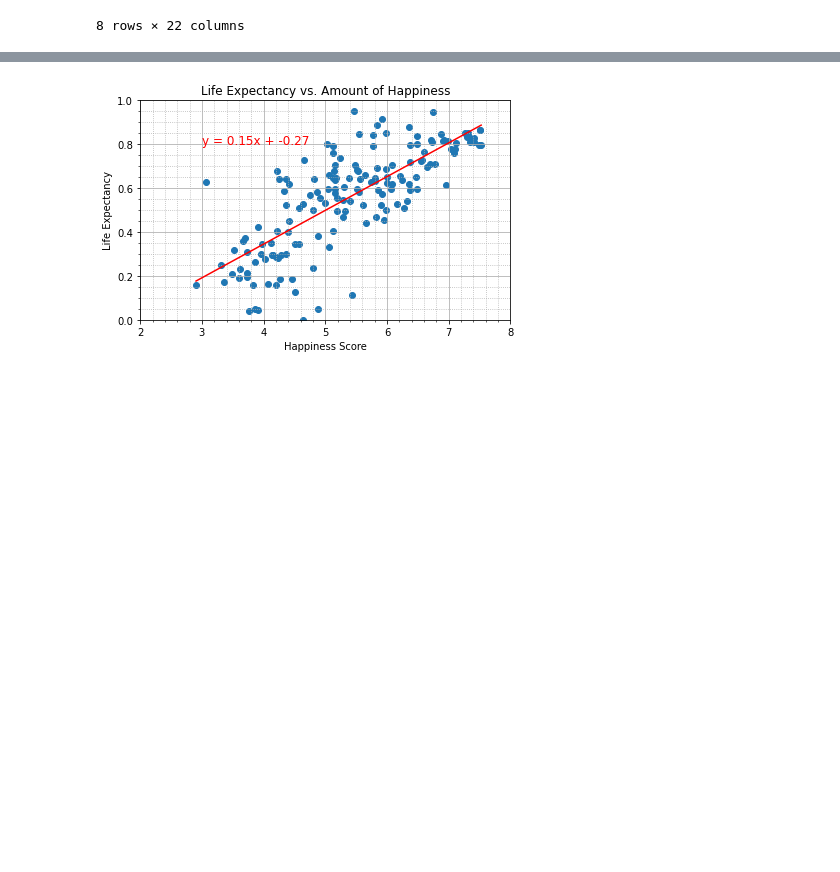
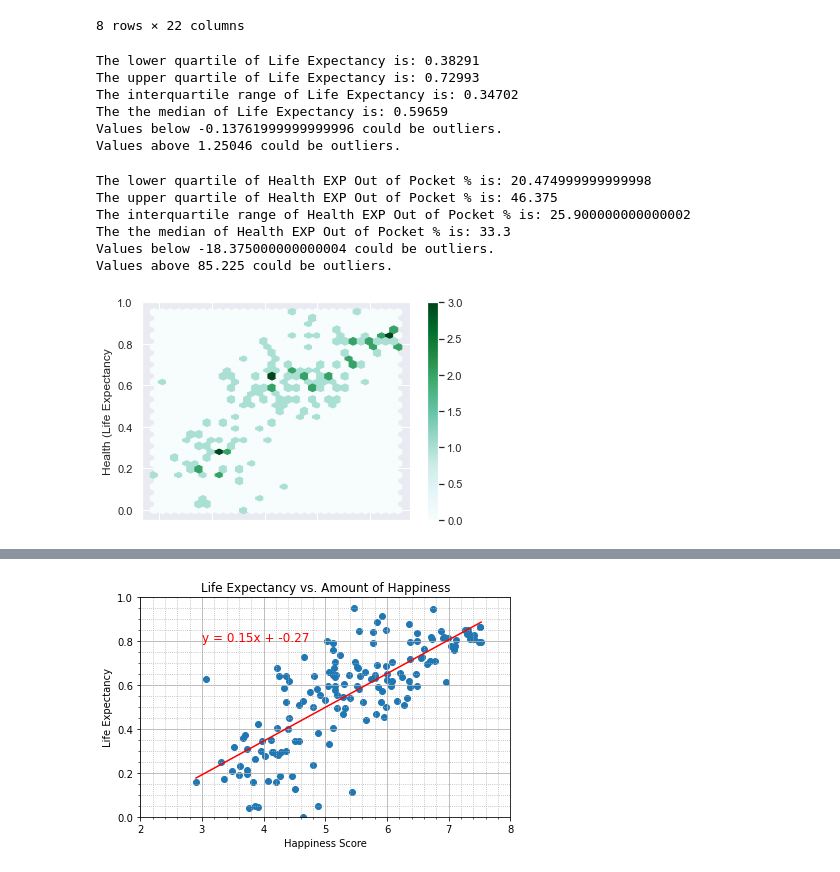
Before and after one commit to conwaykylej/Are_you_Sick_of_It, a Jupyter notebook: main.py.ipynb, the cells around one changed output, grey strips where cells are left out. Drawn from its saved outputs; the diff is of its cells as text; code cells hidden in the pictures; blank space fills up the shorter version.

```diff
--- a/main.py.ipynb
+++ b/main.py.ipynb
@@ -106,6 +91,50 @@ dropped_dup_merged_dfs.describe()
 | 75% | 118.000000 | 6.269000 | 6.154000 | 6.434000 | 1.279640 | ... |
 | max | 157.000000 | 7.526000 | 7.460000 | 7.669000 | 1.824270 | ... |
 8 rows × 22 columns
+# %%
+quartiles = dropped_dup_merged_dfs["Health (Life Expectancy)"].quantile([.25,.5,.75])
+lowerq = quartiles[0.25]
+upperq = quartiles[0.75]
+iqr = upperq-lowerq
+
+print(f"The lower quartile of Life Expectancy is: {lowerq}")
+print(f"The upper quartile of Life Expectancy is: {upperq}")
+print(f"The interquartile range of Life Expectancy is: {iqr}")
+print(f"The the median of Life Expectancy is: {quartiles[0.5]} ")
+
+lower_bound = lowerq - (1.5*iqr)
+upper_bound = upperq + (1.5*iqr)
+print(f"Values below {lower_bound} could be outliers.")
+print(f"Values above {upper_bound} could be outliers.")
+# %% [output]
+The lower quartile of Life Expectancy is: 0.38291
+The upper quartile of Life Expectancy is: 0.72993
+The interquartile range of Life Expectancy is: 0.34702
+The the median of Life Expectancy is: 0.59659
+Values below -0.13761999999999996 could be outliers.
+Values above 1.25046 could be outliers.
+# %%
+quartiles = dropped_dup_merged_dfs["Health EXP Out of Pocket %"].quantile([.25,.5,.75])
+lowerq = quartiles[0.25]
+upperq = quartiles[0.75]
+iqr = upperq-lowerq
+
+print(f"The lower quartile of Health EXP Out of Pocket % is: {lowerq}")
+print(f"The upper quartile of Health EXP Out of Pocket % is: {upperq}")
+print(f"The interquartile range of Health EXP Out of Pocket % is: {iqr}")
+print(f"The the median of Health EXP Out of Pocket % is: {quartiles[0.5]} ")
+
+lower_bound = lowerq - (1.5*iqr)
+upper_bound = upperq + (1.5*iqr)
+print(f"Values below {lower_bound} could be outliers.")
+print(f"Values above {upper_bound} could be outliers.")
+# %% [output]
+The lower quartile of Health EXP Out of Pocket % is: 20.474999999999998
+The upper quartile of Health EXP Out of Pocket % is: 46.375
+The interquartile range of Health EXP Out of Pocket % is: 25.900000000000002
+The the median of Health EXP Out of Pocket % is: 33.3
+Values below -18.375000000000004 could be outliers.
+Values above 85.225 could be outliers.
 # %%
 def linear_regression(x_values, y_values):
     (slope, intercept, rvalue, pvalue, stderr) = st.linregress(x_values, y_values)
@@ -118,3 +147,9 @@ def linear_regression(x_values, y_values):
     print(f"Line: {line_eq}")
 
     return regress_values, line_eq
+# %%
+df = pd.DataFrame({'Happiness Score': dropped_dup_merged_dfs["Happiness Score"],
+                   'Health (Life Expectancy': dropped_dup_merged_dfs["Health (Life Expectancy)"]})
+ax = df.plot.hexbin(x='Happiness Score', y='Health (Life Expectancy', gridsize=30)
+# %% [output]
+[figure, added]
```
Also changed, not shown: parts of 13 cells of this notebook, 2 other files.
